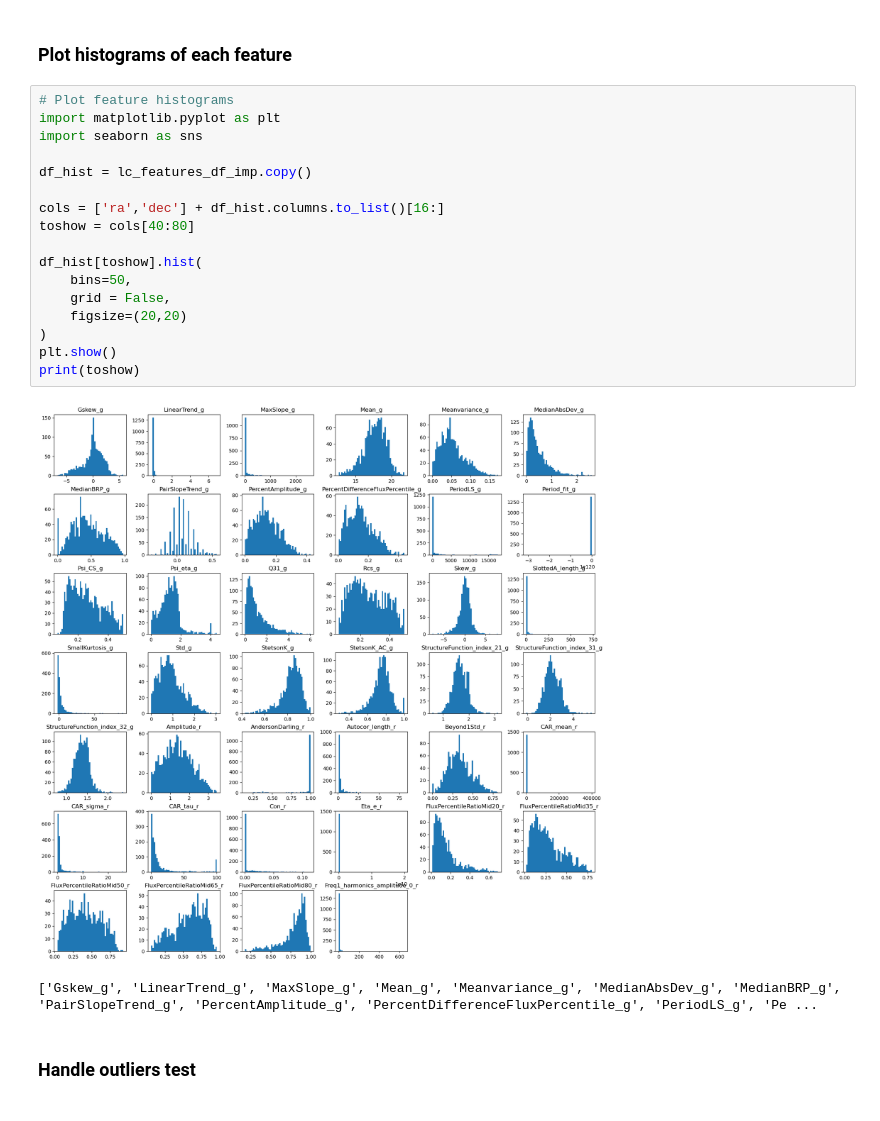
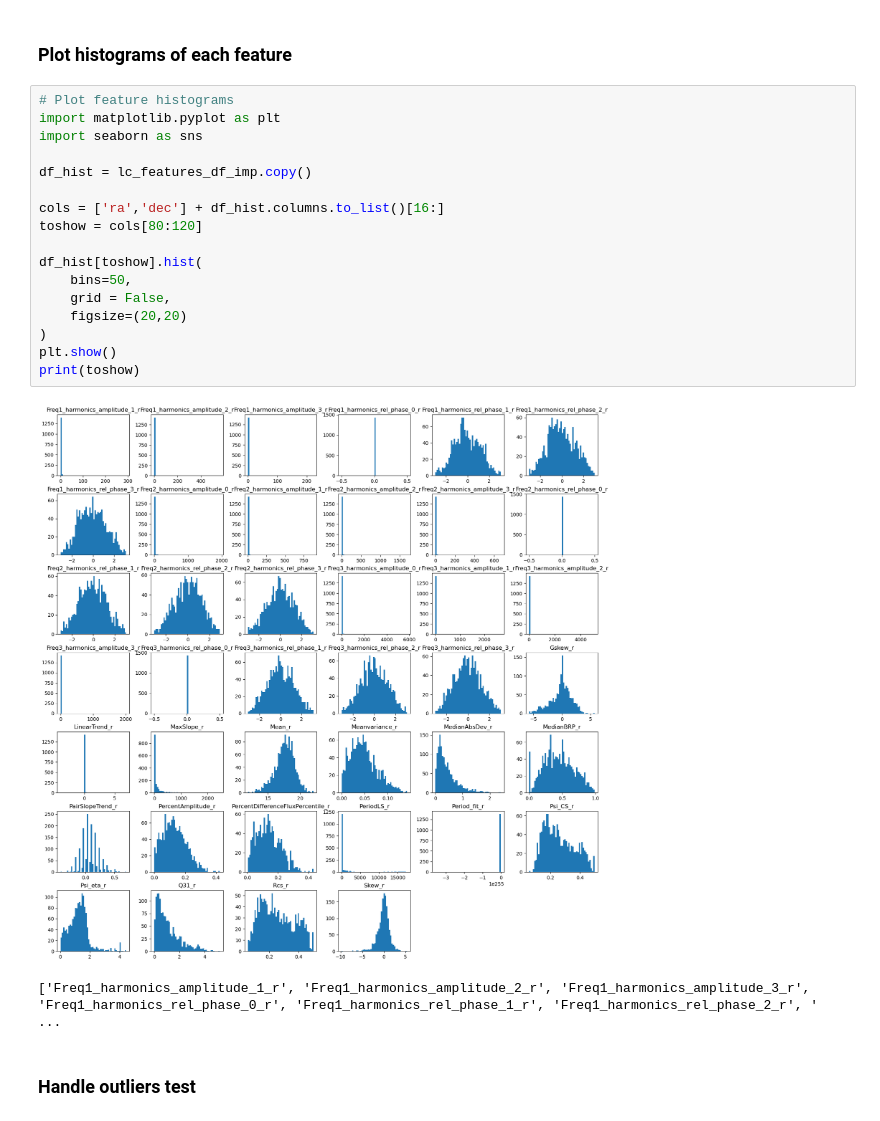
Before and after one commit to dharmesh1007/ZTF_code, a Jupyter notebook: source/3_feature_testing.ipynb, the cells around one changed output. Cells and saved outputs as stored; diff of their text form.

```diff
--- a/source/3_feature_testing.ipynb
+++ b/source/3_feature_testing.ipynb
@@ -367,23 +352,23 @@ Name: Period_fit_g, Length: 1439, dtype: float64
 # %%
 # Plot feature histograms
 import matplotlib.pyplot as plt
 import seaborn as sns
 
 df_hist = lc_features_df_imp.copy()
 
 cols = ['ra','dec'] + df_hist.columns.to_list()[16:]
-toshow = cols[40:80]
+toshow = cols[80:120]
 
 df_hist[toshow].hist(
     bins=50,
     grid = False,
     figsize=(20,20)
 )
 plt.show()
 print(toshow)
 # %% [output]
-[figure, old version]
+[figure, new version]
-['Gskew_g', 'LinearTrend_g', 'MaxSlope_g', 'Mean_g', 'Meanvariance_g', 'MedianAbsDev_g', 'MedianBRP_g', 'PairSlopeTrend_g', 'PercentAmplitude_g', 'PercentDifferenceFluxPercentile_g', 'PeriodLS_g', 'Pe ...
+['Freq1_harmonics_amplitude_1_r', 'Freq1_harmonics_amplitude_2_r', 'Freq1_harmonics_amplitude_3_r', 'Freq1_harmonics_rel_phase_0_r', 'Freq1_harmonics_rel_phase_1_r', 'Freq1_harmonics_rel_phase_2_r', ' ...
 # %% [markdown]
 ### Handle outliers test
 # %% [markdown]
```
Also changed, not shown: parts of 2 cells of this notebook.
